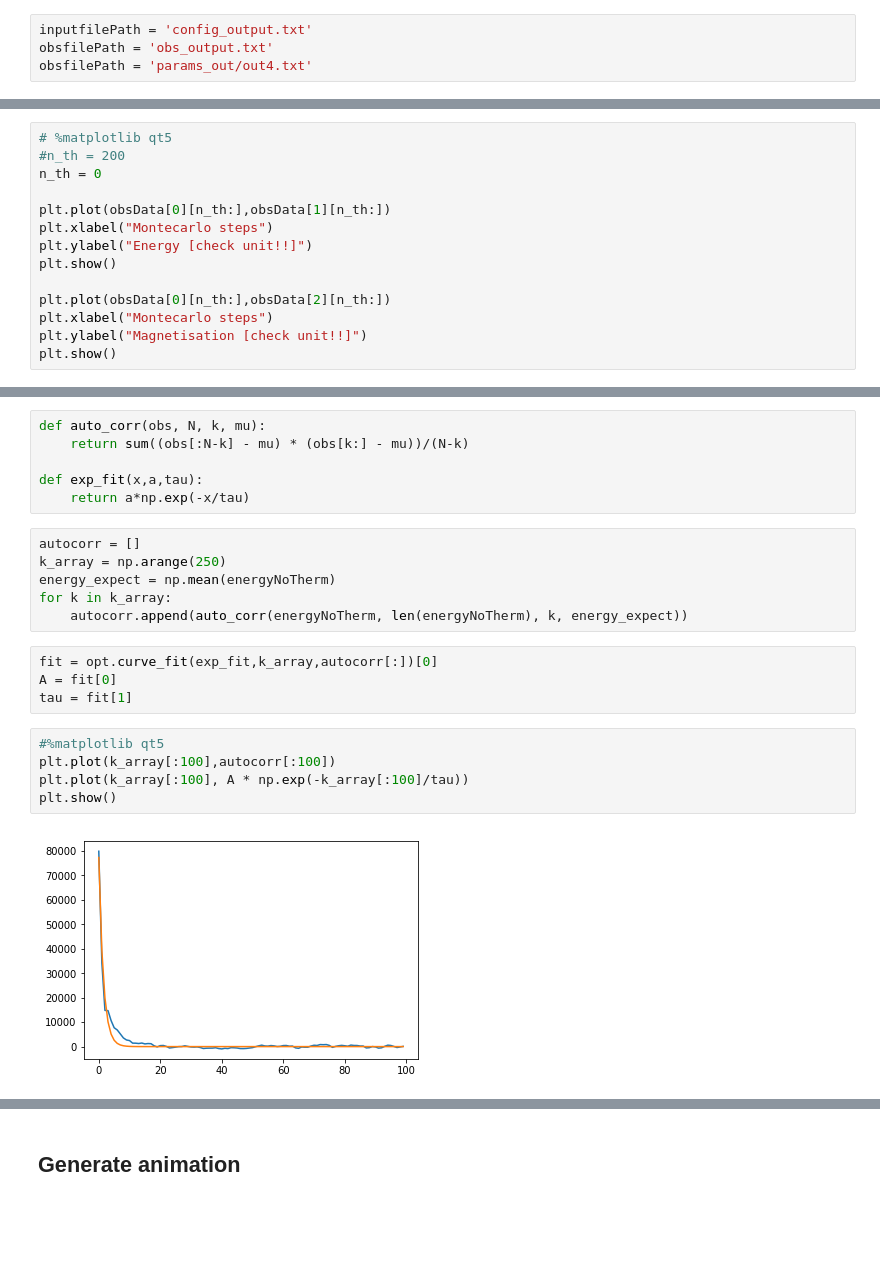
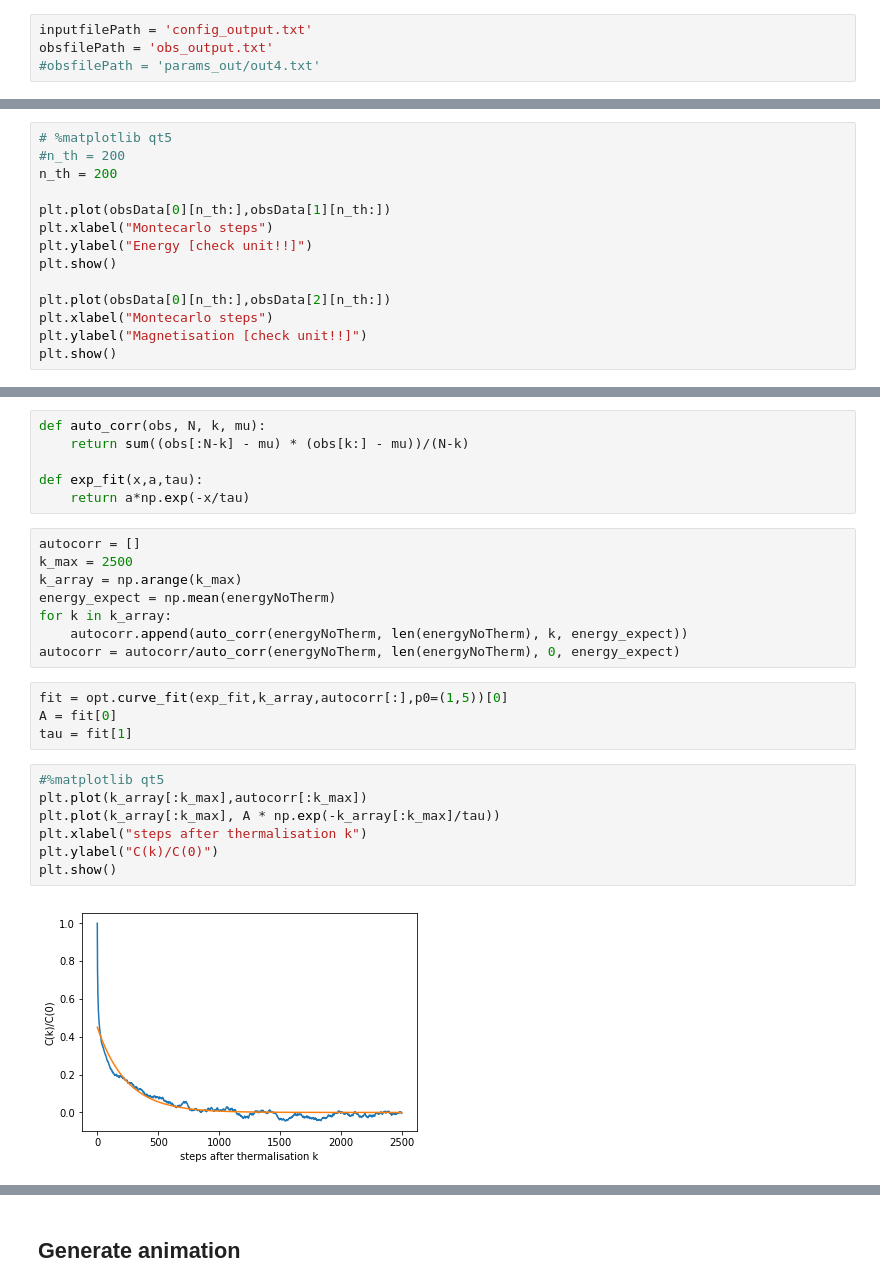
Before and after one commit to tisabe/MCising, a Jupyter notebook: animation-1d.ipynb, the cells around one changed output, grey strips where cells are left out. Drawn from its saved outputs; the diff is of its cells as text; blank space fills up the shorter version.

Commit message:
Fancy animation and corrected energy

```diff
--- a/animation-1d.ipynb
+++ b/animation-1d.ipynb
@@ -14,7 +14,7 @@ import scipy.optimize as opt
 # %%
 inputfilePath = 'config_output.txt'
 obsfilePath = 'obs_output.txt'
-obsfilePath = 'params_out/out4.txt'
+#obsfilePath = 'params_out/out4.txt'
 # %% [markdown]
 ## Read the data from the files and save it in lists of floats
 # %%
@@ -41,7 +41,7 @@ with open(obsfilePath,'r') as obsfile:
 # %%
 # %matplotlib qt5
 #n_th = 200
-n_th = 0
+n_th = 200
 
 plt.plot(obsData[0][n_th:],obsData[1][n_th:])
 plt.xlabel("Montecarlo steps")
@@ -65,20 +65,24 @@ def exp_fit(x,a,tau):
     return a*np.exp(-x/tau)
 # %%
 autocorr = []
-k_array = np.arange(250)
+k_max = 2500
+k_array = np.arange(k_max)
 energy_expect = np.mean(energyNoTherm)
 for k in k_array:
     autocorr.append(auto_corr(energyNoTherm, len(energyNoTherm), k, energy_expect))
+autocorr = autocorr/auto_corr(energyNoTherm, len(energyNoTherm), 0, energy_expect)
 # %%
-fit = opt.curve_fit(exp_fit,k_array,autocorr[:])[0]
+fit = opt.curve_fit(exp_fit,k_array,autocorr[:],p0=(1,5))[0]
 A = fit[0]
 tau = fit[1]
 # %%
 #%matplotlib qt5
-plt.plot(k_array[:100],autocorr[:100])
-plt.plot(k_array[:100], A * np.exp(-k_array[:100]/tau))
+plt.plot(k_array[:k_max],autocorr[:k_max])
+plt.plot(k_array[:k_max], A * np.exp(-k_array[:k_max]/tau))
+plt.xlabel("steps after thermalisation k")
+plt.ylabel("C(k)/C(0)")
 plt.show()
 # %% [output]
-[figure, old version]
+[figure, new version]
 # %%
 N_eff = len(energyNoTherm)/(2*tau)
```
Also changed, not shown: parts of 3 cells of this notebook, 6 other files.
